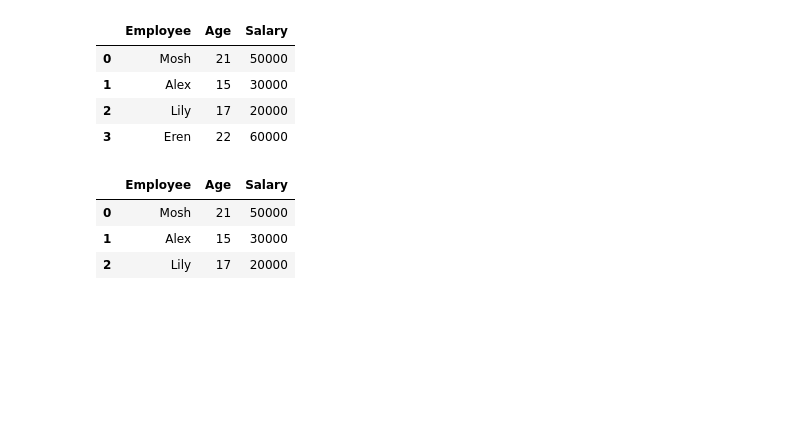
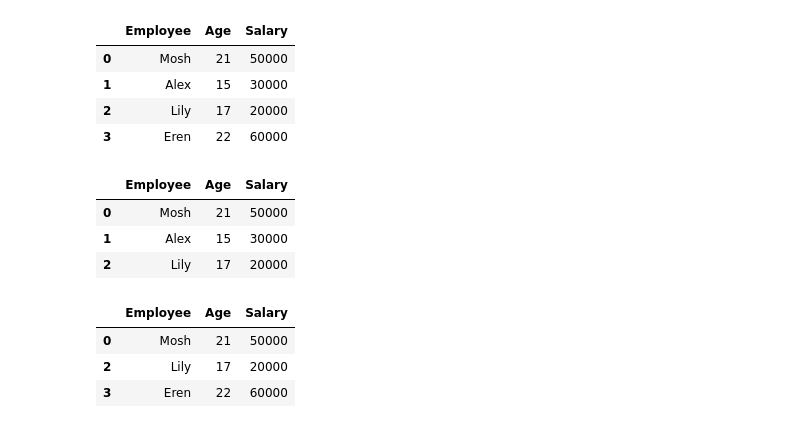
Before and after one commit to YashNotCoder/Python-Learning, a Jupyter notebook: Libraries/Pandas/Basics of pandas.ipynb, the cells around one changed output. Cells and saved outputs as stored; diff of their text form; code cells hidden in the pictures; blank space fills up the shorter version.

Commit message:
Filtering using pandas

```diff
--- a/Libraries/Pandas/Basics of pandas.ipynb
+++ b/Libraries/Pandas/Basics of pandas.ipynb
@@ -159,3 +159,10 @@ df.iloc[0:3]              #iloc does not include the stop value
 | 0 | Mosh | 21 | 50000 |
 | 1 | Alex | 15 | 30000 |
 | 2 | Lily | 17 | 20000 |
+# %%
+df[df['Age'] > 15]        #Filtering based on column and condtions
+# %% [output]
+|  | Employee | Age | Salary |
+| 0 | Mosh | 21 | 50000 |
+| 2 | Lily | 17 | 20000 |
+| 3 | Eren | 22 | 60000 |
```
